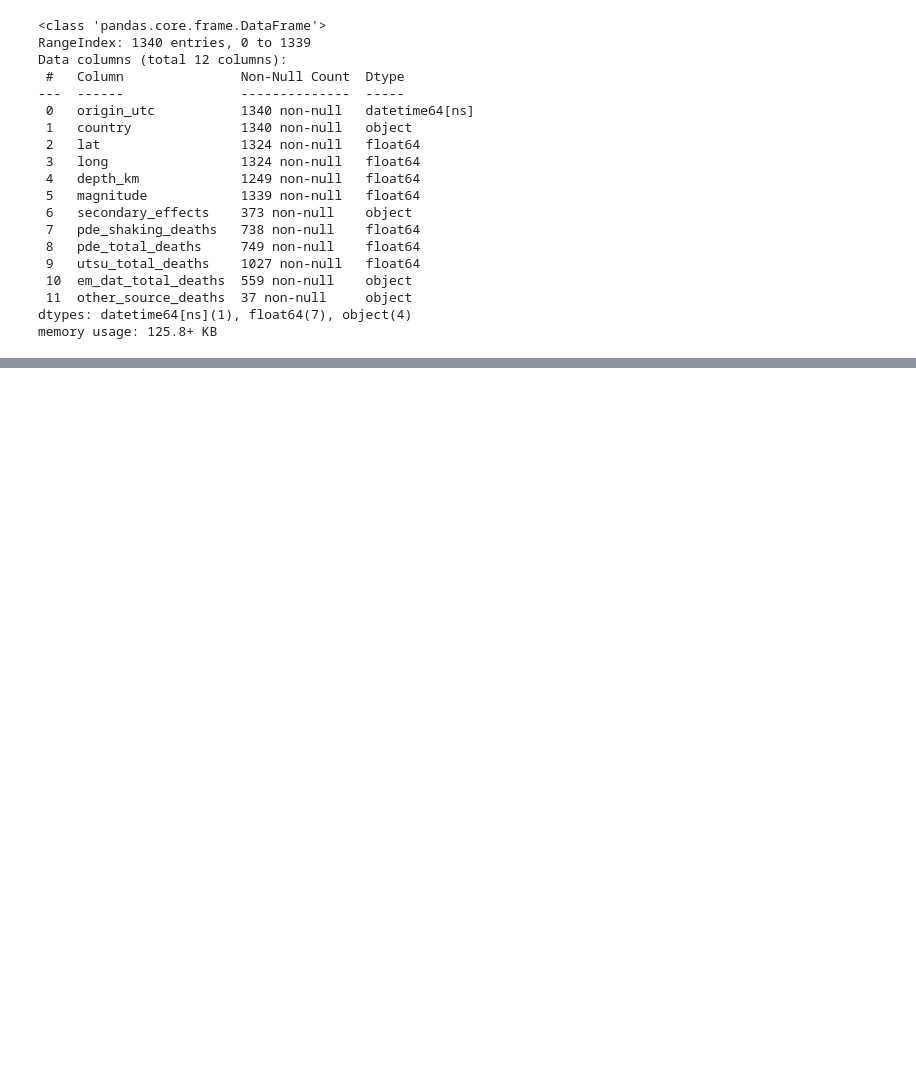
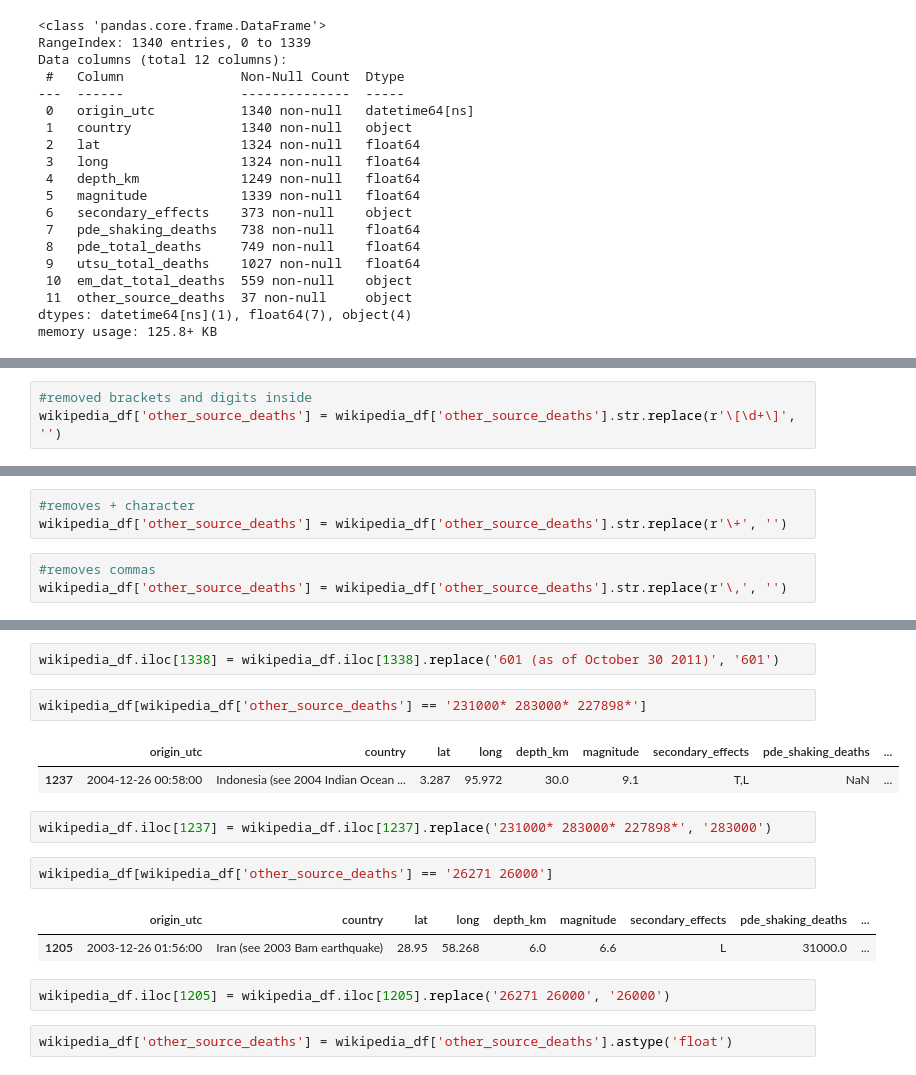
Before and after one commit to nss-data-science-cohort-4/dq3-earthquakes-mst-2-0, a Jupyter notebook: notebooks/webscrape_wiki_earthquake.ipynb, the cells around one changed output, grey strips where cells are left out. Saved outputs shown, nothing was run; the diff lists cells and outputs as text; blank space fills up the shorter version.

```diff
--- a/notebooks/webscrape_wiki_earthquake.ipynb
+++ b/notebooks/webscrape_wiki_earthquake.ipynb
@@ -219,0 +246,3 @@ memory usage: 125.8+ KB
+# %%
+#removed brackets and digits inside
+wikipedia_df['other_source_deaths'] = wikipedia_df['other_source_deaths'].str.replace(r'\[\d+\]', '')
@@ -219,0 +269,6 @@ memory usage: 125.8+ KB
+# %%
+#removes + character
+wikipedia_df['other_source_deaths'] = wikipedia_df['other_source_deaths'].str.replace(r'\+', '')
+# %%
+#removes commas
+wikipedia_df['other_source_deaths'] = wikipedia_df['other_source_deaths'].str.replace(r'\,', '')
@@ -219,0 +295,18 @@ memory usage: 125.8+ KB
+# %%
+wikipedia_df.iloc[1338] = wikipedia_df.iloc[1338].replace('601 (as of October 30 2011)', '601')
+# %%
+wikipedia_df[wikipedia_df['other_source_deaths'] == '231000* 283000* 227898*']
+# %% [output]
+|  | origin_utc | country | lat | long | depth_km | magnitude | secondary_effects | pde_shaking_deaths | ... |
+| 1237 | 2004-12-26 00:58:00 | Indonesia (see 2004 Indian Ocean ... | 3.287 | 95.972 | 30.0 | 9.1 | T,L | NaN | ... |
+# %%
+wikipedia_df.iloc[1237] = wikipedia_df.iloc[1237].replace('231000* 283000* 227898*', '283000')
+# %%
+wikipedia_df[wikipedia_df['other_source_deaths'] == '26271 26000']
+# %% [output]
+|  | origin_utc | country | lat | long | depth_km | magnitude | secondary_effects | pde_shaking_deaths | ... |
+| 1205 | 2003-12-26 01:56:00 | Iran (see 2003 Bam earthquake) | 28.95 | 58.268 | 6.0 | 6.6 | L | 31000.0 | ... |
+# %%
+wikipedia_df.iloc[1205] = wikipedia_df.iloc[1205].replace('26271 26000', '26000')
+# %%
+wikipedia_df['other_source_deaths'] = wikipedia_df['other_source_deaths'].astype('float')
```
Also changed, not shown: parts of 24 cells of this notebook.
